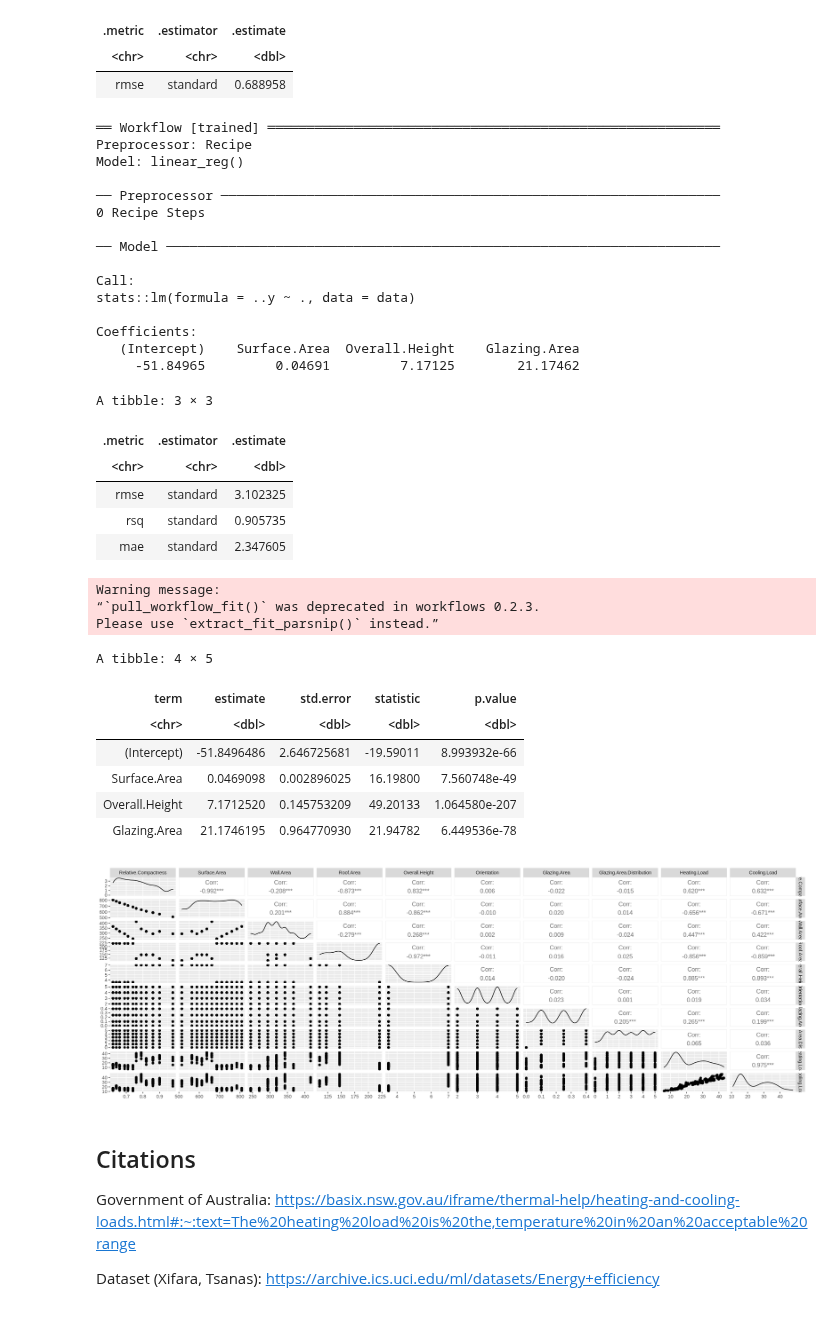
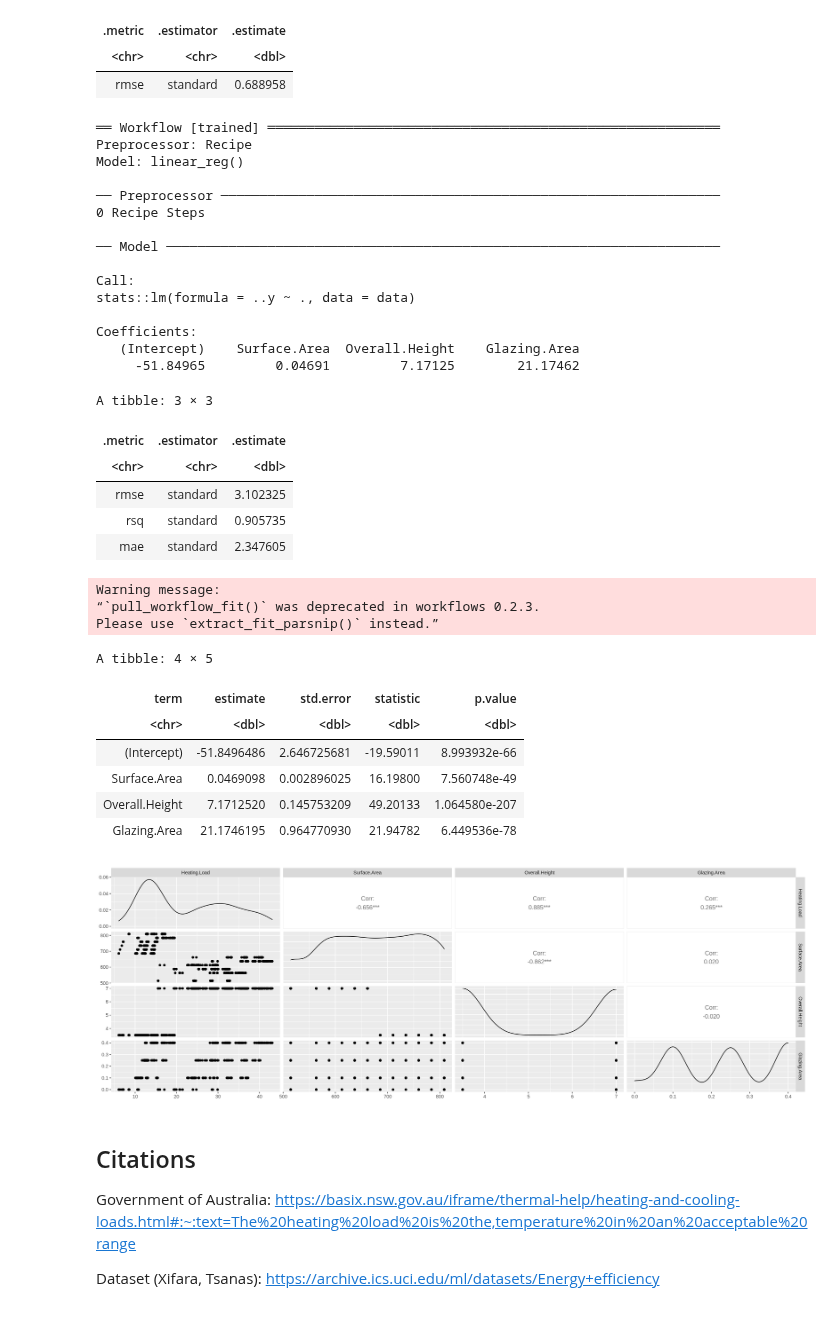
Before and after one commit to xinxusean/DSCI100_project, a Jupyter notebook: ProjectReport.ipynb, the cells around one changed output. Saved outputs shown, nothing was run; the diff lists cells and outputs as text; code cells hidden in the pictures.

Commit message:
added ggpairs - with only used columns

```diff
--- a/ProjectReport.ipynb
+++ b/ProjectReport.ipynb
@@ -310,9 +297,9 @@ lm_test_results <- lm_fit |>
 lm_test_results
 
 # lm_plot_final <- ggplot(energy_train, aes(x=Surface.Area ??? how to best graph out multiple variables?)
-# it seems that we cannot make visualization in 2d if we are using 3 predicting variables
-
-lm_plot <- ggpairs(energy_train)
+# it seems that we cannot make visualization in 2dif we are using 3 predicting variables
+energy_train_used_columns <- select(energy_train, Heating.Load, Surface.Area, Overall.Height, Glazing.Area)
+lm_plot <- ggpairs(energy_train_used_columns)
 lm_plot
 
 lm_coefficients <- lm_fit |>
@@ -327,34 +314,34 @@ lm_coefficients
 Preprocessor: Recipe
 Model: linear_reg()
 
 ── Preprocessor ────────────────────────────────────────────────────────────────
 0 Recipe Steps
 
 ── Model ───────────────────────────────────────────────────────────────────────
 
 Call:
 stats::lm(formula = ..y ~ ., data = data)
 
 Coefficients:
    (Intercept)    Surface.Area  Overall.Height    Glazing.Area
      -51.84965         0.04691         7.17125        21.17462
 A tibble: 3 × 3
 | .metric | .estimator | .estimate |
 | <chr> | <chr> | <dbl> |
 | rmse | standard | 3.102325 |
 | rsq | standard | 0.905735 |
 | mae | standard | 2.347605 |
 Warning message:
 “`pull_workflow_fit()` was deprecated in workflows 0.2.3.
 Please use `extract_fit_parsnip()` instead.”
 A tibble: 4 × 5
 | term | estimate | std.error | statistic | p.value |
 | <chr> | <dbl> | <dbl> | <dbl> | <dbl> |
 | (Intercept) | -51.8496486 | 2.646725681 | -19.59011 | 8.993932e-66 |
 | Surface.Area | 0.0469098 | 0.002896025 | 16.19800 | 7.560748e-49 |
 | Overall.Height | 7.1712520 | 0.145753209 | 49.20133 | 1.064580e-207 |
 | Glazing.Area | 21.1746195 | 0.964770930 | 21.94782 | 6.449536e-78 |
-[figure, old version]
+[figure, new version]
 # %% [markdown]
 ## Citations
 
```
Also changed, not shown: parts of 2 cells of this notebook.
